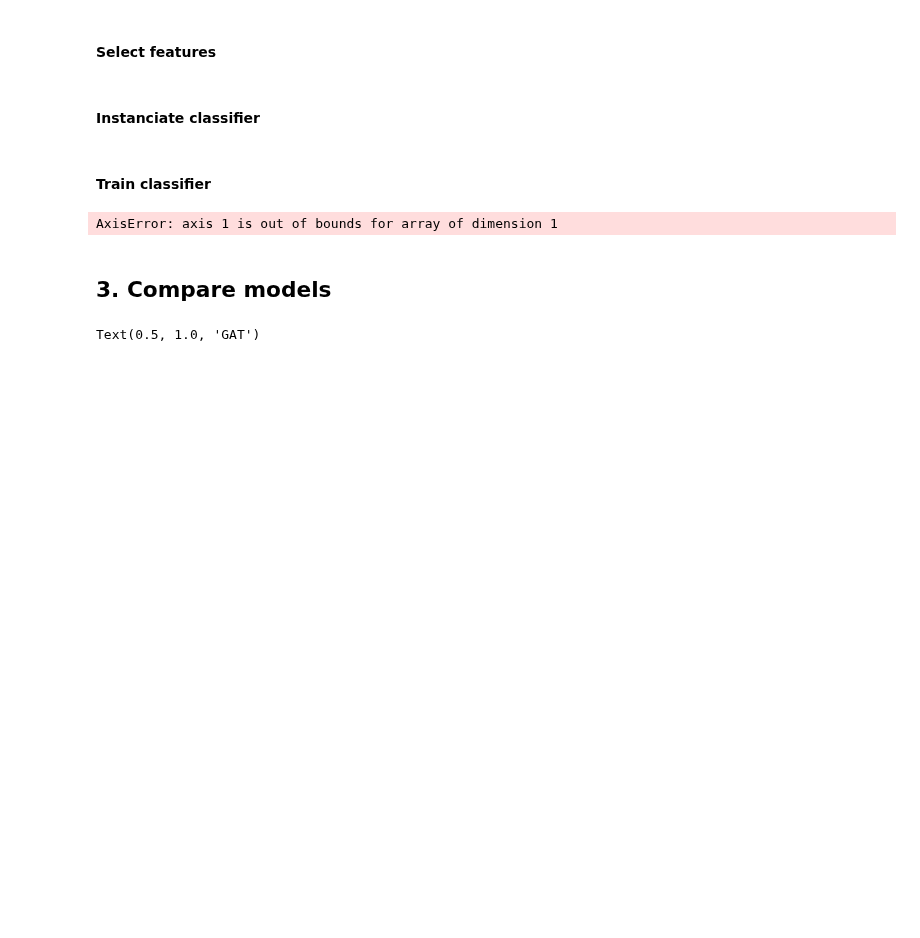
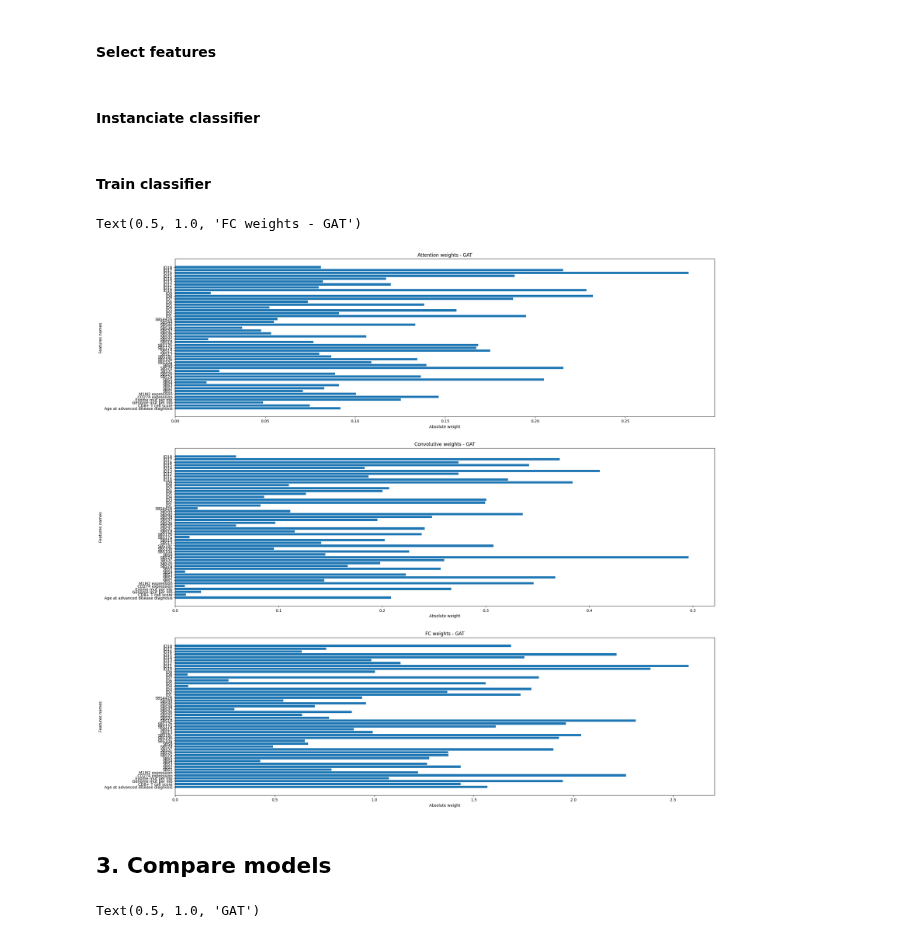
Before and after one commit to Arthur8754/mutational-signatures, a Jupyter notebook: compare-GCN-GAT.ipynb, the cells around one changed output. Drawn from its saved outputs; the diff is of its cells as text; code cells hidden in the pictures; blank space fills up the shorter version.

```diff
--- a/compare-GCN-GAT.ipynb
+++ b/compare-GCN-GAT.ipynb
@@ -131,21 +131,28 @@ test_scores_gat, test_classes_gat,params_conv_gat,params_linear_gat = gat_manage
 # %%
-# # Take the absolute value
-# weights_conv_gat = np.absolute(np.mean(params_conv_gat[0].detach().numpy(),axis=1))
-# weights_linear_gat= np.absolute(params_linear_gat[0].detach().numpy())[0]
+# Take the absolute value
+weights_attention_gat = np.absolute(np.mean(params_attention_gat[0].detach().numpy(),axis=1))
+weights_conv_gat = np.absolute(np.mean(params_conv_gat[0].detach().numpy(),axis=1))
+weights_linear_gat= np.absolute(params_linear_gat[0].detach().numpy())[0]
-# %% [output]
-AxisError: axis 1 is out of bounds for array of dimension 1
 # %%
-# fig, ax = plt.subplots(2,1,figsize=(20,20))
+fig, ax = plt.subplots(3,1,figsize=(25,25))
 
-# ax[0].barh(features_name,weights_conv_gat)
-# ax[0].set_ylabel("Features names")
-# ax[0].set_xlabel("Absolute weight")
-# ax[0].set_title("Convolutive weights - GAT")
+ax[0].barh(features_name,weights_attention_gat)
+ax[0].set_ylabel("Features names")
+ax[0].set_xlabel("Absolute weight")
+ax[0].set_title("Attention weights - GAT")
 
-# ax[1].barh(features_name,weights_linear_gat)
-# ax[1].set_ylabel("Features names")
-# ax[1].set_xlabel("Absolute weight")
-# ax[1].set_title("FC weights - GAT")
+ax[1].barh(features_name,weights_conv_gat)
+ax[1].set_ylabel("Features names")
+ax[1].set_xlabel("Absolute weight")
+ax[1].set_title("Convolutive weights - GAT")
+
+ax[2].barh(features_name,weights_linear_gat)
+ax[2].set_ylabel("Features names")
+ax[2].set_xlabel("Absolute weight")
+ax[2].set_title("FC weights - GAT")
+# %% [output]
+Text(0.5, 1.0, 'FC weights - GAT')
+[figure, added]
 # %% [markdown]
 ## 3. Compare models
 # %%
```
Also changed, not shown: parts of 4 cells of this notebook, 2 other files.
